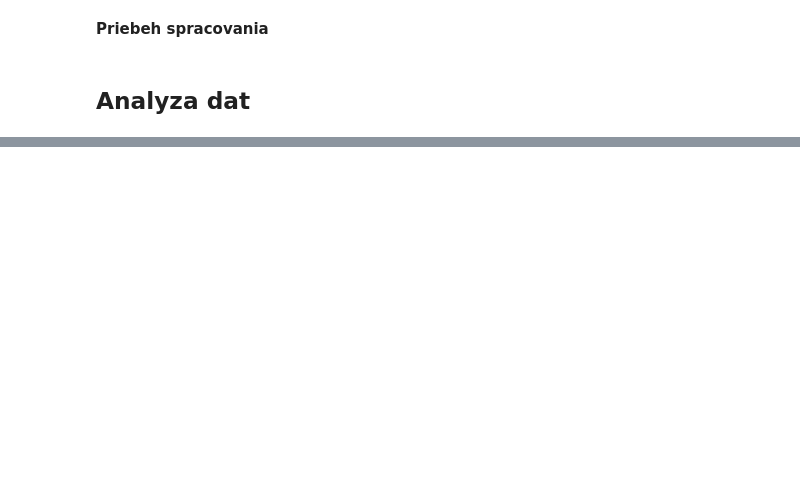
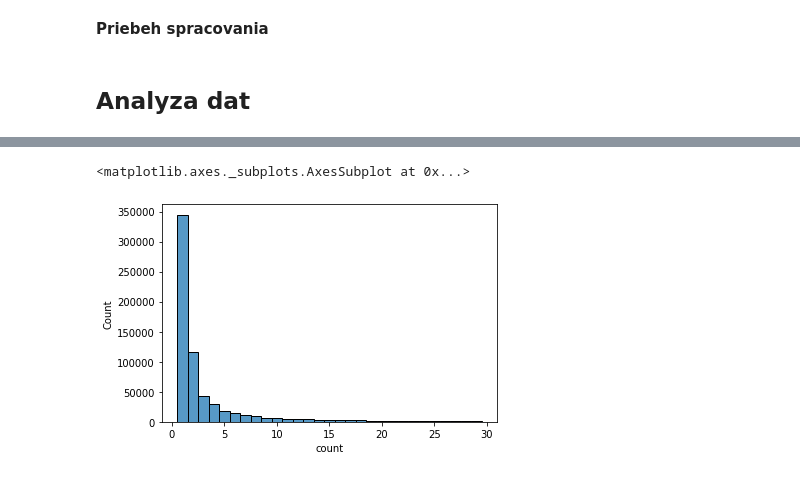
Before and after one commit to Hemii/vinf_nlp, a Jupyter notebook: src/parser.ipynb, the cells around one changed output, grey strips where cells are left out. Drawn from its saved outputs; the diff is of its cells as text; code cells hidden in the pictures; blank space fills up the shorter version.

```diff
--- a/src/parser.ipynb
+++ b/src/parser.ipynb
@@ -233,3 +281,6 @@ df_histogram = pd.DataFrame({'word':list(hashmap_unlem.keys()),'count':list(hash
 # %%
-sns.histplot(df_histogram['count'])
+sns.histplot(df_histogram['count'],discrete=True)
+# %% [output]
+<matplotlib.axes._subplots.AxesSubplot at 0x...>
+[figure, added]
 # %%
```
Also changed, not shown: parts of 16 cells of this notebook.
